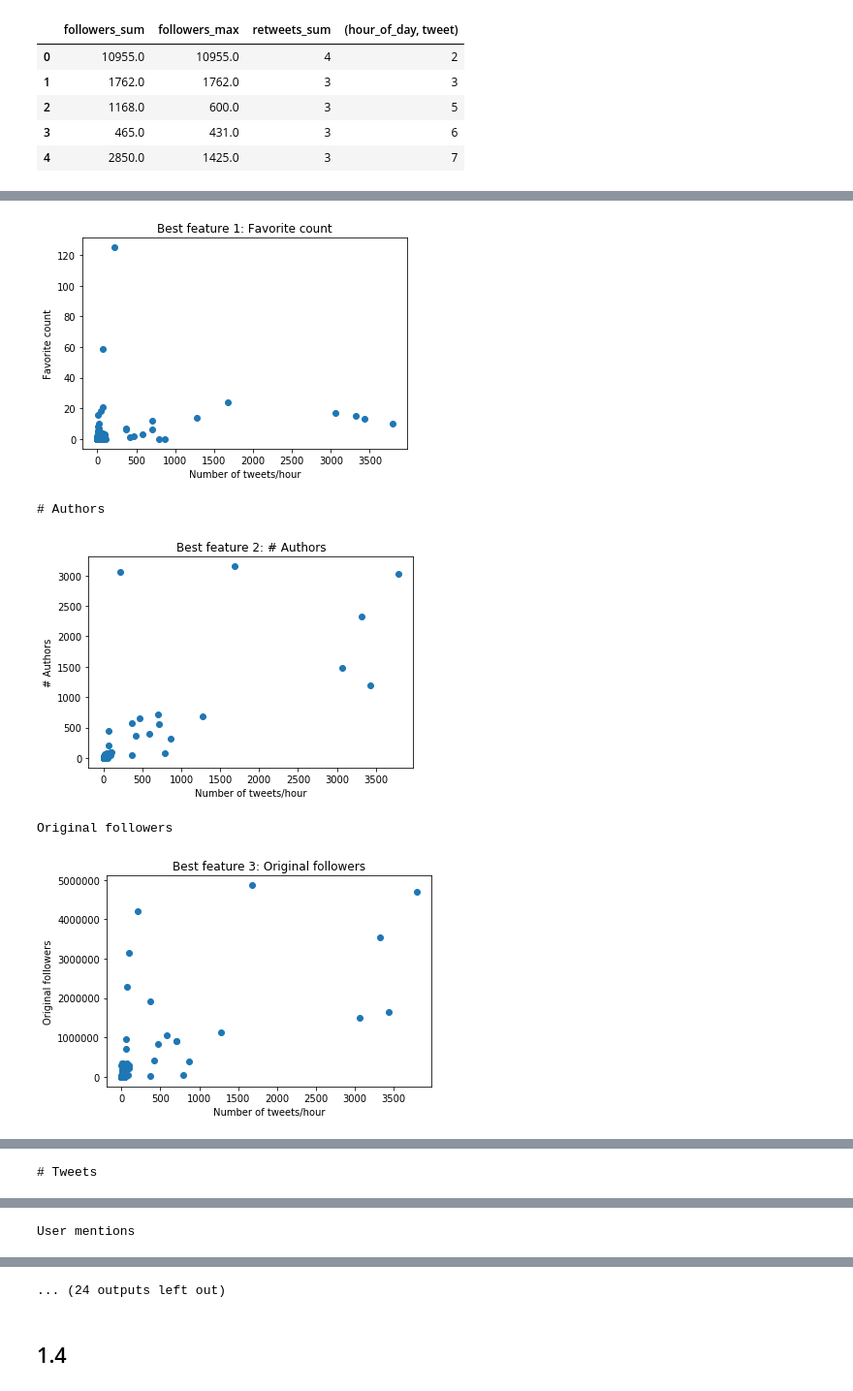
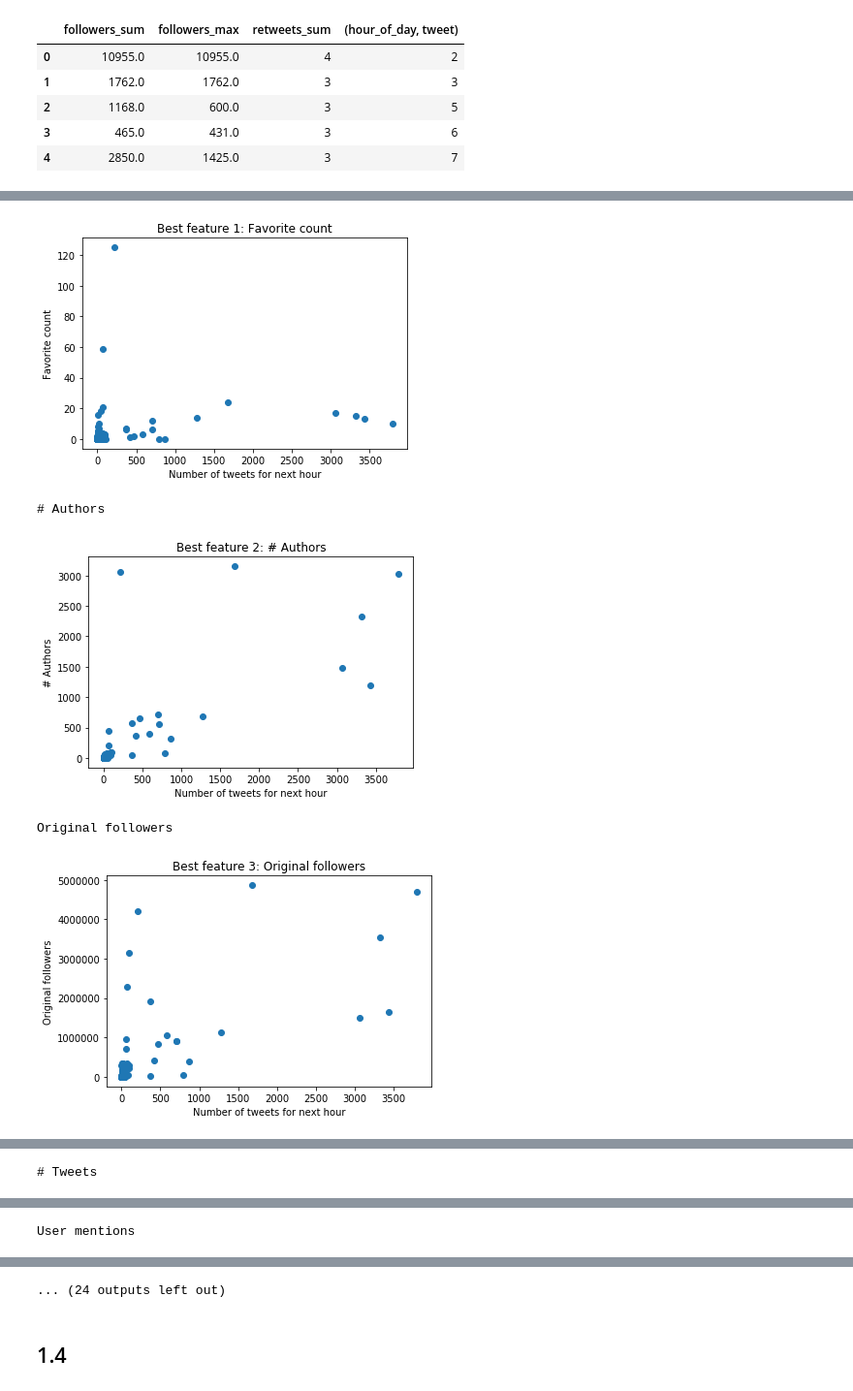
Before and after one commit to TSatyaVasanthReddy/TwitterPopularityPrediction, a Jupyter notebook: Project5_MB.ipynb, the cells around one changed output, grey strips where cells are left out. Shown: that part at 97% size. Saved outputs shown, nothing was run; the diff lists cells and outputs as text; code cells hidden in the pictures.

```diff
--- a/Project5_MB.ipynb
+++ b/Project5_MB.ipynb
@@ -297,14 +283,16 @@ def plot_func(X, Y, result):
     for index in best_features:
         print(feature_names[index])
         plt.title("Best feature "+str(i)+": "+str(feature_names[index]))
-        plt.xlabel("Number of tweets/hour")
+        plt.xlabel("Number of tweets for next hour")
         plt.ylabel(feature_names[index])
         plt.scatter(Y, X[:, index])
         plt.show()
         i+=1
 # %%
-def getXY(df):
-    df['timestamp'] = df['timestamp'].apply(lambda x:getDate(x))
+def getXY(df, time_type=False):
+    if time_type:
+        df['timestamp'] = df['timestamp'].apply(lambda x:getDate(x))
+
     time_series = df.groupby(pd.Grouper(key='timestamp', freq='3600s'))
     time_groups = time_series.groups
     X = np.zeros((len(time_groups), n_features))
@@ -335,7 +323,7 @@ n_features = 15
 #hashtags = ['#gopatriots']
 for hashtag in hashtags:
     df = df_map[hashtag].copy()
-    X, Y = getXY(df)
+    X, Y = getXY(df, True)
 
     X = np.nan_to_num(X[:-1])
     Y = Y[1:]
@@ -357,17 +345,17 @@ Time:                        17:02:20   Log-Likelihood:                -3711.6
 No. Observations:                 574   AIC:                             7451.
 Df Residuals:                     560   BIC:                             7512.
 Df Model:                          14
 Covariance Type:            nonrobust
 ... (27 lines left out)
 [2] The smallest eigenvalue is 3.26e-24. This might indicate that there are
 strong multicollinearity problems or that the design matrix is singular.
 Best feature plots
 Favorite count
-[figure, old version]
+[figure, new version]
 # Authors
-[figure, old version]
+[figure, new version]
 Original followers
-[figure, old version]
+[figure, new version]
 #nfl
                             OLS Regression Results
 ==============================================================================
```
Also changed, not shown: parts of 10 cells of this notebook.
